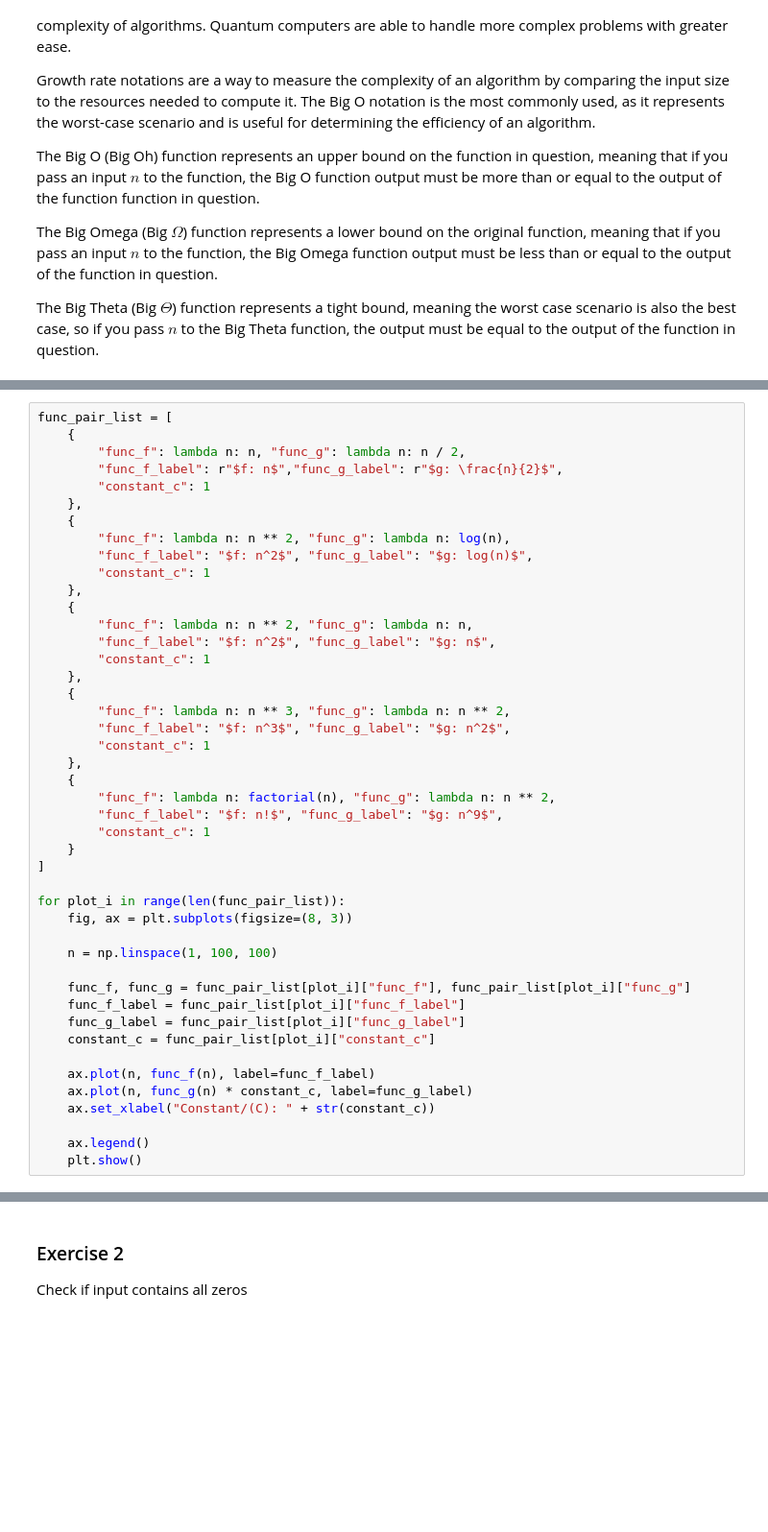
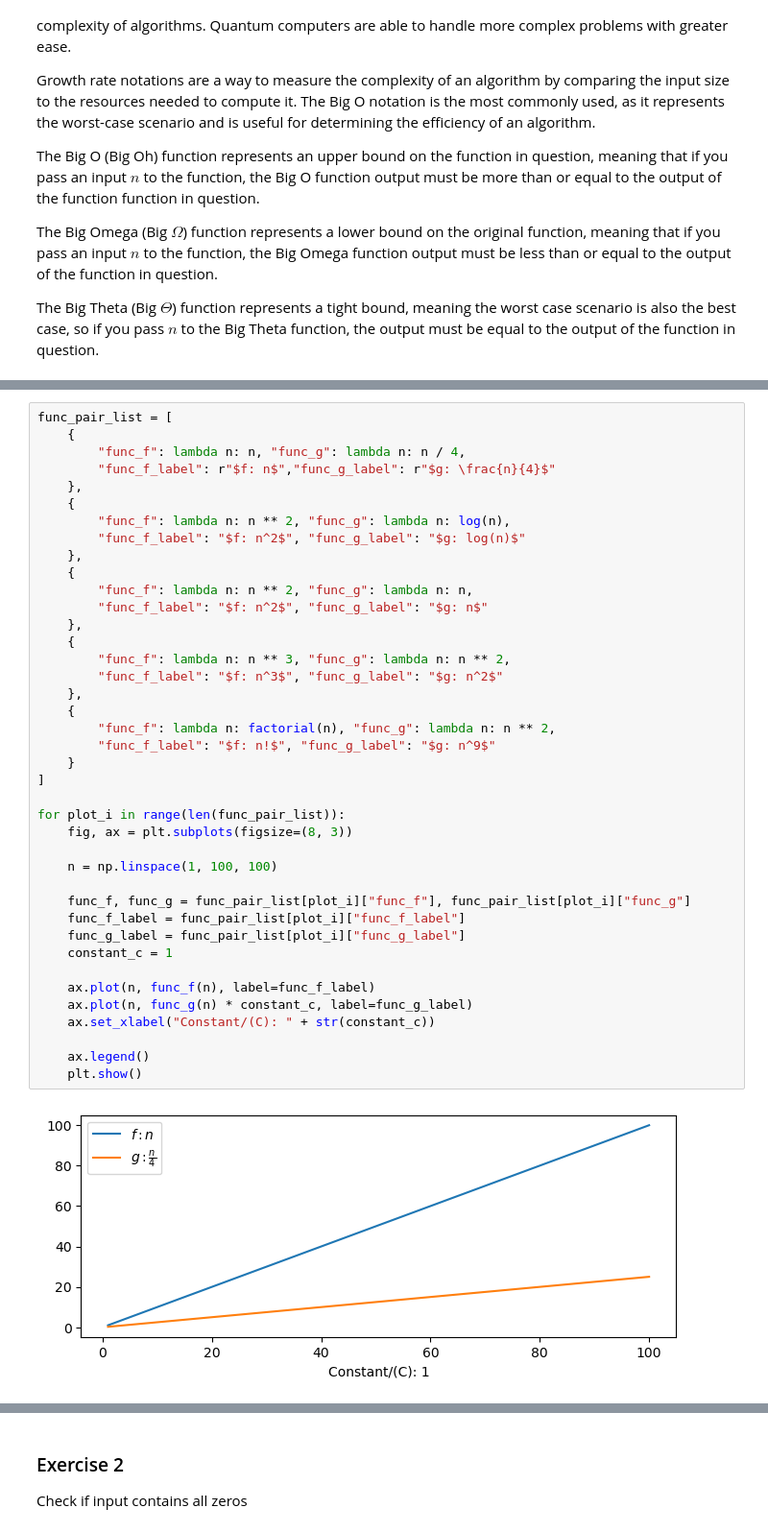
Before and after one commit to G00378925/emerging-technologies, a Jupyter notebook: notebooks/03-computation.ipynb, the cells around one changed output, grey strips where cells are left out. Shown: that part at 96% size. Cells and saved outputs as stored; diff of their text form; blank space fills up the shorter version.

```diff
--- a/notebooks/03-computation.ipynb
+++ b/notebooks/03-computation.ipynb
@@ -45,45 +57,42 @@ def log(n_array):
 # %%
 func_pair_list = [
     {
-        "func_f": lambda n: n, "func_g": lambda n: n / 2,
-        "func_f_label": r"$f: n$","func_g_label": r"$g: \frac{n}{2}$",
-        "constant_c": 1
+        "func_f": lambda n: n, "func_g": lambda n: n / 4,
+        "func_f_label": r"$f: n$","func_g_label": r"$g: \frac{n}{4}$"
     },
     {
         "func_f": lambda n: n ** 2, "func_g": lambda n: log(n),
-        "func_f_label": "$f: n^2$", "func_g_label": "$g: log(n)$",
-        "constant_c": 1
+        "func_f_label": "$f: n^2$", "func_g_label": "$g: log(n)$"
     },
     {
         "func_f": lambda n: n ** 2, "func_g": lambda n: n,
-        "func_f_label": "$f: n^2$", "func_g_label": "$g: n$",
-        "constant_c": 1
+        "func_f_label": "$f: n^2$", "func_g_label": "$g: n$"
     },
     {
         "func_f": lambda n: n ** 3, "func_g": lambda n: n ** 2,
-        "func_f_label": "$f: n^3$", "func_g_label": "$g: n^2$",
-        "constant_c": 1
+        "func_f_label": "$f: n^3$", "func_g_label": "$g: n^2$"
     },
     {
         "func_f": lambda n: factorial(n), "func_g": lambda n: n ** 2,
-        "func_f_label": "$f: n!$", "func_g_label": "$g: n^9$",
-        "constant_c": 1
+        "func_f_label": "$f: n!$", "func_g_label": "$g: n^9$"
     }
 ]
 
 for plot_i in range(len(func_pair_list)):
     fig, ax = plt.subplots(figsize=(8, 3))
 
     n = np.linspace(1, 100, 100)
 
     func_f, func_g = func_pair_list[plot_i]["func_f"], func_pair_list[plot_i]["func_g"]
     func_f_label = func_pair_list[plot_i]["func_f_label"]
     func_g_label = func_pair_list[plot_i]["func_g_label"]
-    constant_c = func_pair_list[plot_i]["constant_c"]
+    constant_c = 1
 
     ax.plot(n, func_f(n), label=func_f_label)
     ax.plot(n, func_g(n) * constant_c, label=func_g_label)
     ax.set_xlabel("Constant/(C): " + str(constant_c))
 
     ax.legend()
     plt.show()
+# %% [output]
+[figure, added]
```
Also changed, not shown: parts of 18 cells of this notebook.
